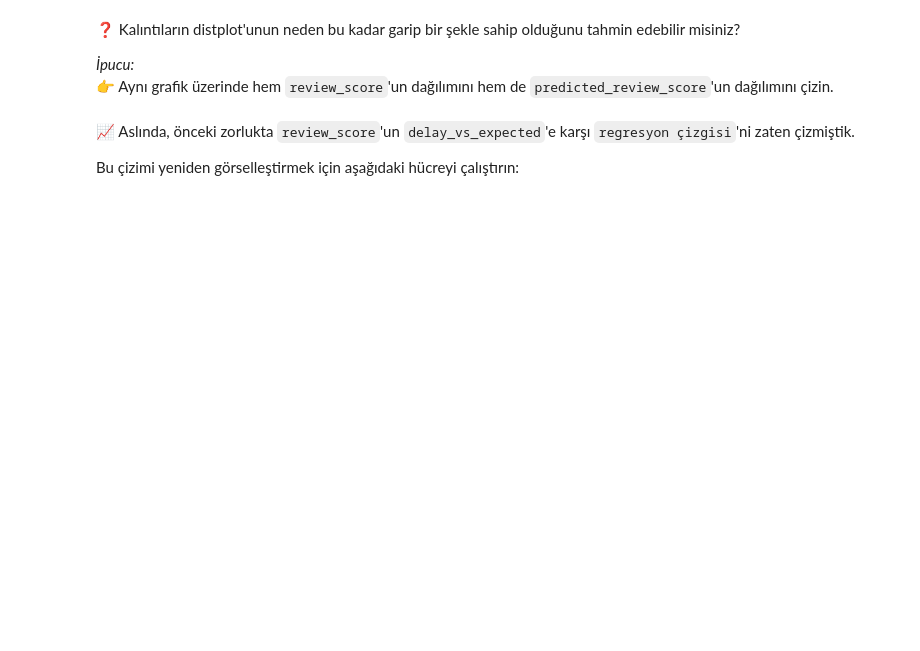
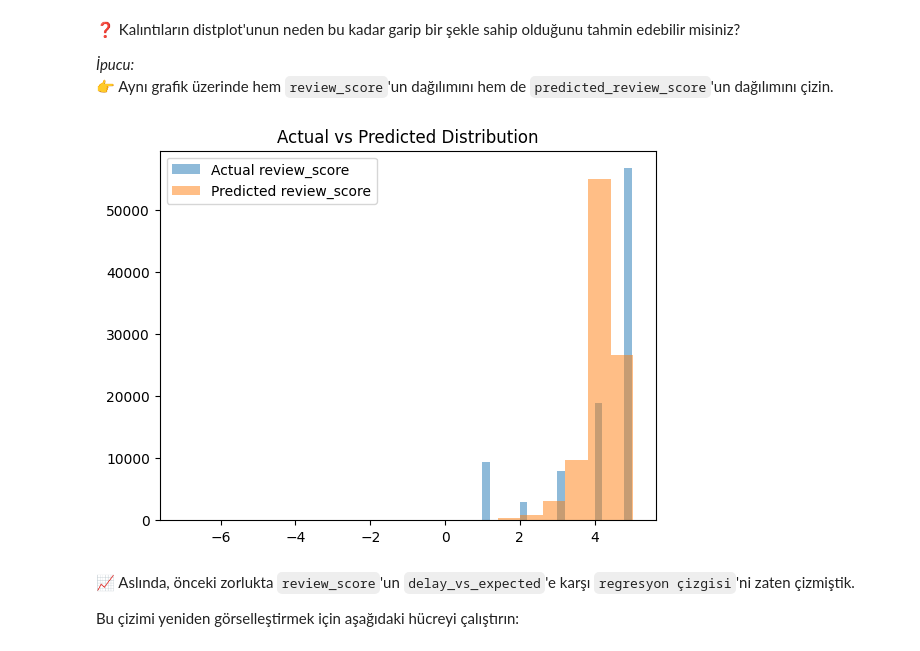
Before and after one commit to AybukeAltuntas/data-orders-regression, a Jupyter notebook: orders_regression.ipynb, the cells around one changed output. Saved outputs shown, nothing was run; the diff lists cells and outputs as text; code cells hidden in the pictures; blank space fills up the shorter version.

```diff
--- a/orders_regression.ipynb
+++ b/orders_regression.ipynb
@@ -192,3 +347,16 @@ Kalıntıların ortalamasının 0'a eşit olduğunu görmelisiniz (doğrusal reg
+# %%
+import matplotlib.pyplot as plt
+
+plt.figure()
+
+plt.hist(y, bins=20, alpha=0.5, label="Actual review_score")
+plt.hist(y_pred, bins=20, alpha=0.5, label="Predicted review_score")
+
+plt.legend()
+plt.title("Actual vs Predicted Distribution")
+plt.show()
+# %% [output]
+[figure, added]
 # %% [markdown]
 📈 Aslında, önceki zorlukta `review_score`'un `delay_vs_expected`'e karşı `regresyon çizgisi`'ni zaten çizmiştik.
 
```
Also changed, not shown: parts of 22 cells of this notebook.
